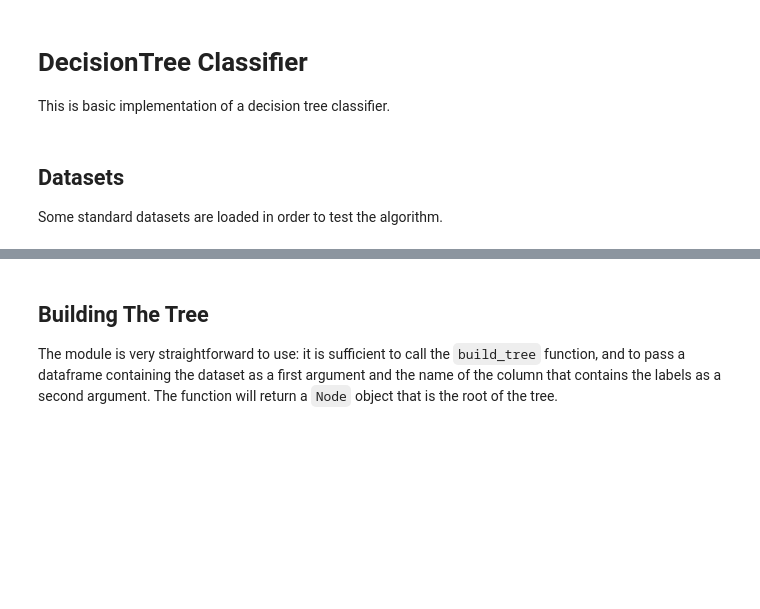
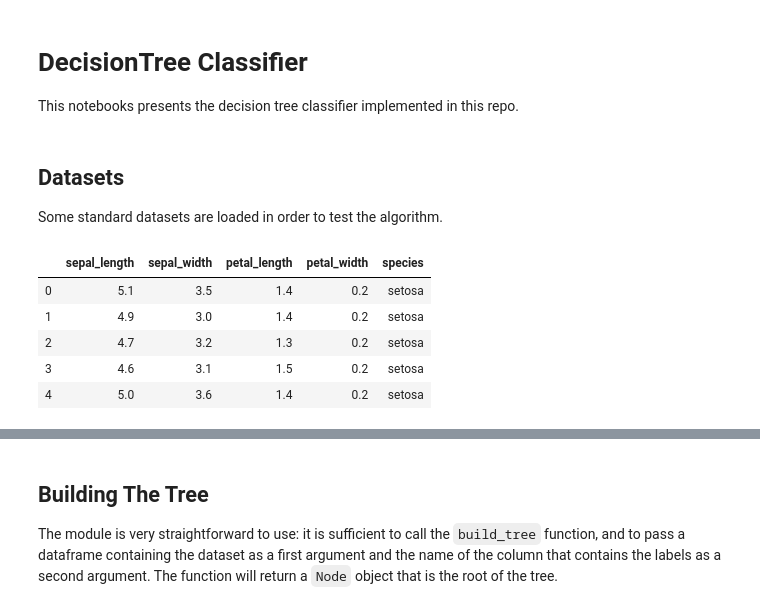
Before and after one commit to GiovanniCiampi/MachineLearning, a Jupyter notebook: DecisionTree/Notebook.ipynb, the cells around one changed output, grey strips where cells are left out. Cells and saved outputs as stored; diff of their text form; code cells hidden in the pictures; blank space fills up the shorter version.

Commit message:
better visualization in notebook

```diff
--- a/DecisionTree/Notebook.ipynb
+++ b/DecisionTree/Notebook.ipynb
@@ -1,6 +1,6 @@
 # %% [markdown]
 # DecisionTree Classifier
-This is basic implementation of a decision tree classifier.
+This notebooks presents the decision tree classifier implemented in this repo.
 # %%
 import numpy as np
 import pandas as pd
@@ -11,5 +11,13 @@ from MyDecisionTree import build_tree
 Some standard datasets are loaded in order to test the algorithm.
 # %%
 iris_df = pd.read_csv('https://raw.githubusercontent.com/mwaskom/seaborn-data/master/iris.csv')
+iris_df.head()
+# %% [output]
+|  | sepal_length | sepal_width | petal_length | petal_width | species |
+| 0 | 5.1 | 3.5 | 1.4 | 0.2 | setosa |
+| 1 | 4.9 | 3.0 | 1.4 | 0.2 | setosa |
+| 2 | 4.7 | 3.2 | 1.3 | 0.2 | setosa |
+| 3 | 4.6 | 3.1 | 1.5 | 0.2 | setosa |
+| 4 | 5.0 | 3.6 | 1.4 | 0.2 | setosa |
 # %%
 mpg_df = pd.read_csv('https://raw.githubusercontent.com/mwaskom/seaborn-data/master/mpg.csv')
```
Also changed, not shown: parts of 52 cells of this notebook.
